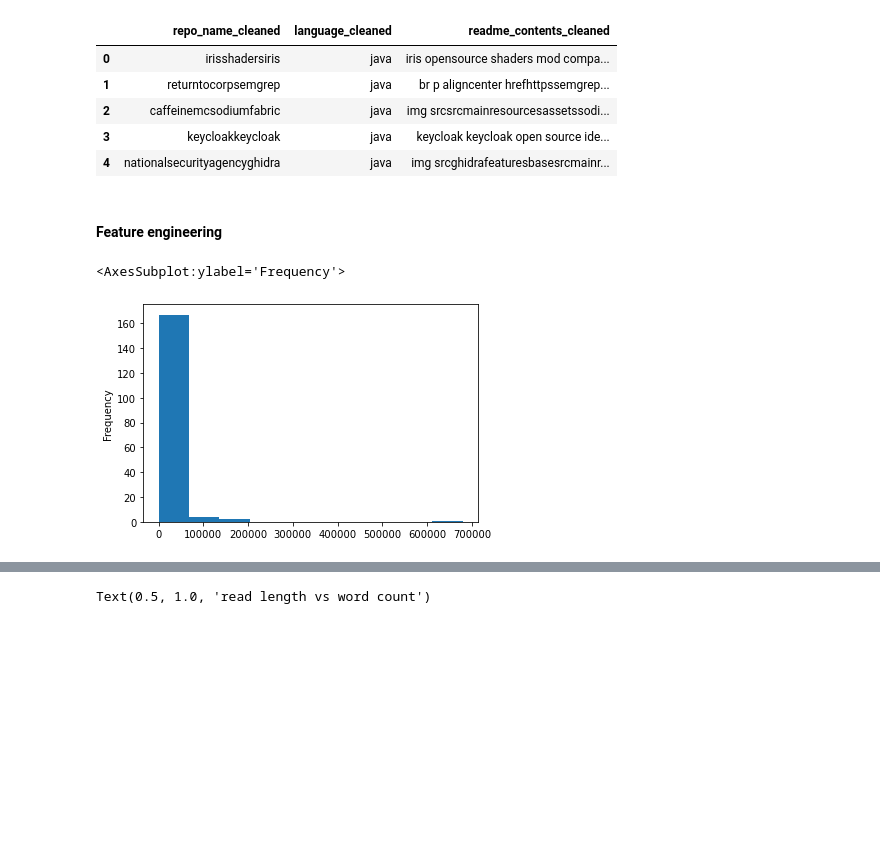
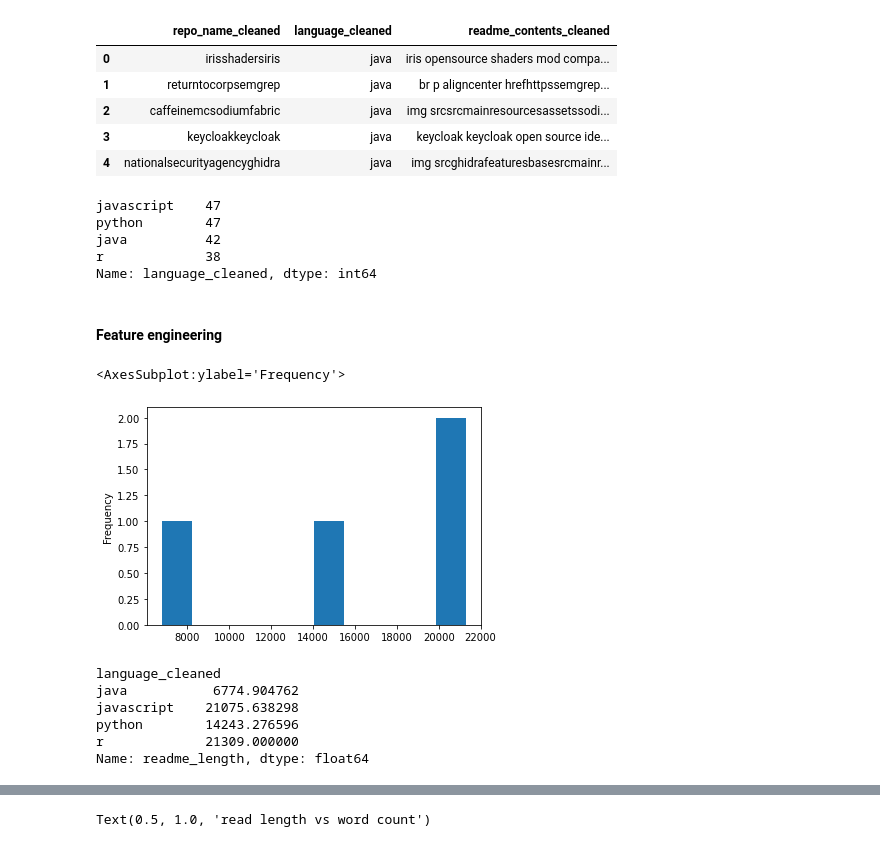
Before and after one commit to Murphy-Quach-Carter/NLP-Project, a Jupyter notebook: Linh_inital.ipynb, the cells around one changed output, grey strips where cells are left out. Drawn from its saved outputs; the diff is of its cells as text; code cells hidden in the pictures; blank space fills up the shorter version.

```diff
--- a/Linh_inital.ipynb
+++ b/Linh_inital.ipynb
@@ -110,18 +111,37 @@ df_copy.head()
 | 2 | caffeinemcsodiumfabric | java | img srcsrcmainresourcesassetssodi... |
 | 3 | keycloakkeycloak | java | keycloak keycloak open source ide... |
 | 4 | nationalsecurityagencyghidra | java | img srcghidrafeaturesbasesrcmainr... |
+# %%
+# value counts of dataframe by language
+df_copy.language_cleaned.value_counts()
+# %% [output]
+javascript    47
+python        47
+java          42
+r             38
+Name: language_cleaned, dtype: int64
 # %% [markdown]
 #### Feature engineering
 # %%
 #Creating readme_length column
 df_copy['readme_length'] = df_copy.readme_contents_cleaned.apply(len)
 
-df_copy.groupby('language_cleaned').readme_length.mean()
+df_copy.groupby('language_cleaned').readme_length.mean().plot.hist()
 
-df_copy.readme_length.plot.hist()
+# df_copy.readme_length.plot.hist()
+# plt.xlabel('length of readme')
 # %% [output]
 <AxesSubplot:ylabel='Frequency'>
-[figure, old version]
+[figure, new version]
+# %%
+df_copy.groupby('language_cleaned').readme_length.mean()
+# %% [output]
+language_cleaned
+java           6774.904762
+javascript    21075.638298
+python        14243.276596
+r             21309.000000
+Name: readme_length, dtype: float64
 # %%
 #Making word count column
 df_copy['word_count'] = df_copy.readme_contents_cleaned.apply(str.split).apply(len)
```
Also changed, not shown: parts of 49 cells of this notebook.
